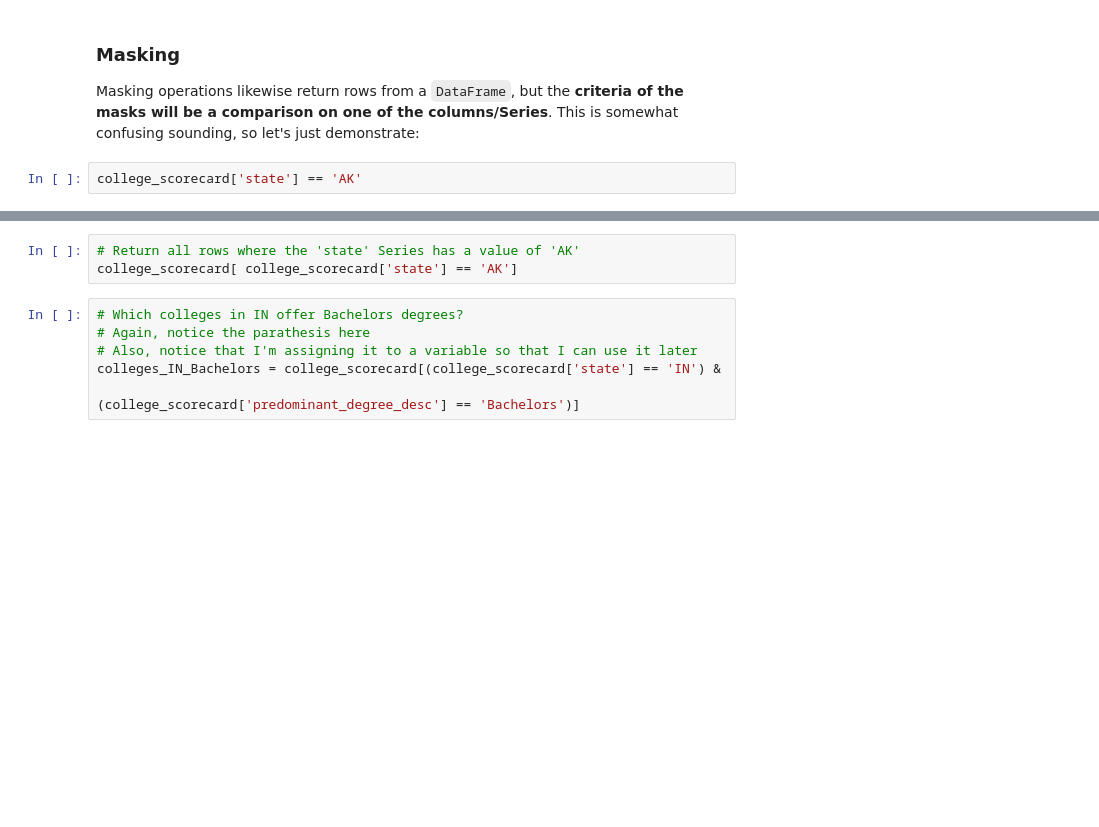
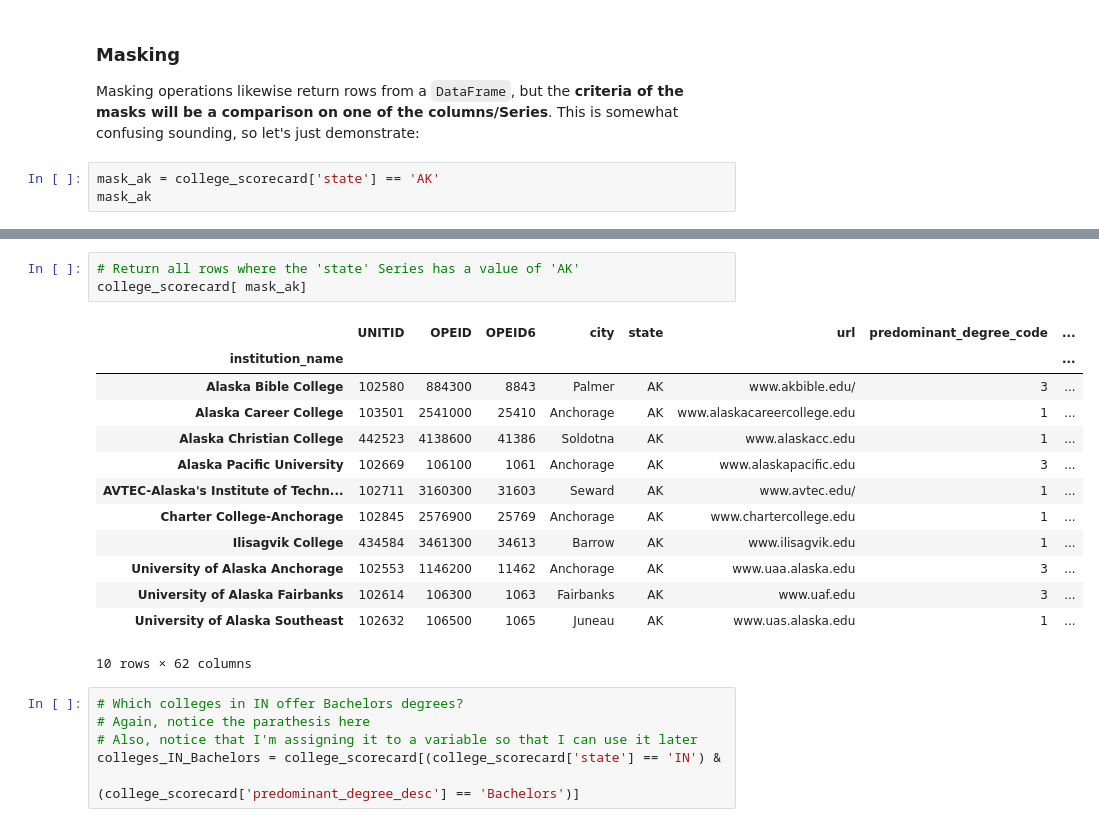
Before and after one commit to ssomanch/ITAO30210_Fall_2021, a Jupyter notebook: Lecture_11_Pandas_Masking_Missing_Data_Sep_28.ipynb, the cells around one changed output, grey strips where cells are left out. Drawn from its saved outputs; the diff is of its cells as text; blank space fills up the shorter version.

```diff
--- a/Lecture_11_Pandas_Masking_Missing_Data_Sep_28.ipynb
+++ b/Lecture_11_Pandas_Masking_Missing_Data_Sep_28.ipynb
@@ -16,4 +25,5 @@ college_scorecard.head()
 
 Masking operations likewise return rows from a `DataFrame`, but the **criteria of the masks will be a comparison on one of the columns/Series**. This is somewhat confusing sounding, so let's just demonstrate:
 # %%
-college_scorecard['state'] == 'AK'
+mask_ak = college_scorecard['state'] == 'AK'
+mask_ak
@@ -20,6 +44,20 @@ college_scorecard['state'] == 'AK'
 # %%
 # Return all rows where the 'state' Series has a value of 'AK'
-college_scorecard[ college_scorecard['state'] == 'AK']
+college_scorecard[ mask_ak]
+# %% [output]
+|  | UNITID | OPEID | OPEID6 | city | state | url | predominant_degree_code | ... |
+| institution_name |  |  |  |  |  |  |  | ... |
+| Alaska Bible College | 102580 | 884300 | 8843 | Palmer | AK | www.akbible.edu/ | 3 | ... |
+| Alaska Career College | 103501 | 2541000 | 25410 | Anchorage | AK | www.alaskacareercollege.edu | 1 | ... |
+| Alaska Christian College | 442523 | 4138600 | 41386 | Soldotna | AK | www.alaskacc.edu | 1 | ... |
+| Alaska Pacific University | 102669 | 106100 | 1061 | Anchorage | AK | www.alaskapacific.edu | 3 | ... |
+| AVTEC-Alaska's Institute of Techn... | 102711 | 3160300 | 31603 | Seward | AK | www.avtec.edu/ | 1 | ... |
+| Charter College-Anchorage | 102845 | 2576900 | 25769 | Anchorage | AK | www.chartercollege.edu | 1 | ... |
+| Ilisagvik College | 434584 | 3461300 | 34613 | Barrow | AK | www.ilisagvik.edu | 1 | ... |
+| University of Alaska Anchorage | 102553 | 1146200 | 11462 | Anchorage | AK | www.uaa.alaska.edu | 3 | ... |
+| University of Alaska Fairbanks | 102614 | 106300 | 1063 | Fairbanks | AK | www.uaf.edu | 3 | ... |
+| University of Alaska Southeast | 102632 | 106500 | 1065 | Juneau | AK | www.uas.alaska.edu | 1 | ... |
+10 rows × 62 columns
 # %%
 # Which colleges in IN offer Bachelors degrees?
 # Again, notice the parathesis here
```
Also changed, not shown: parts of 53 cells of this notebook.
